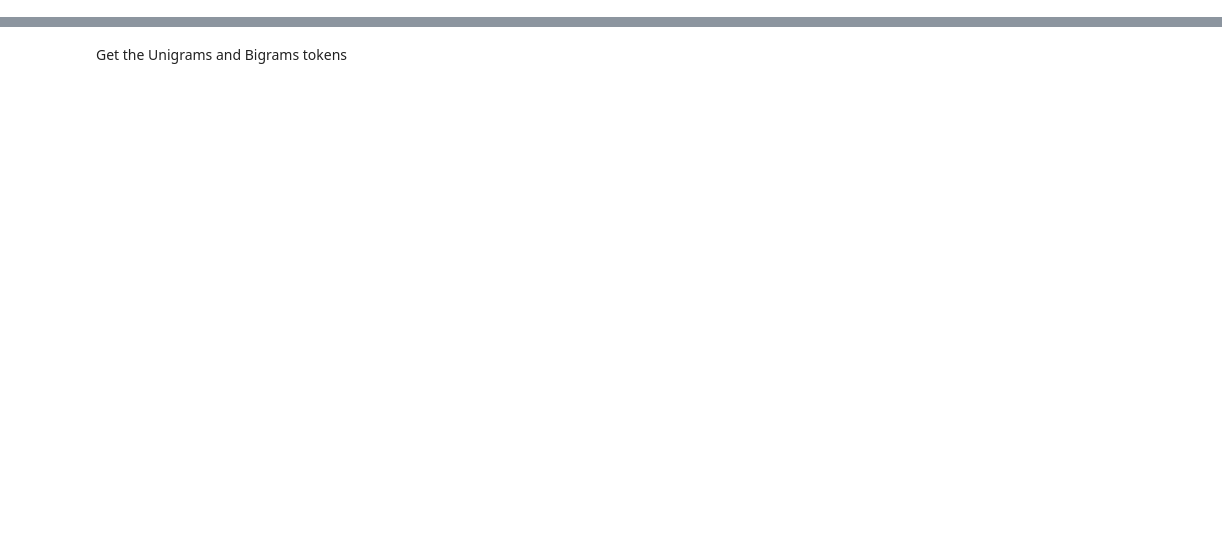
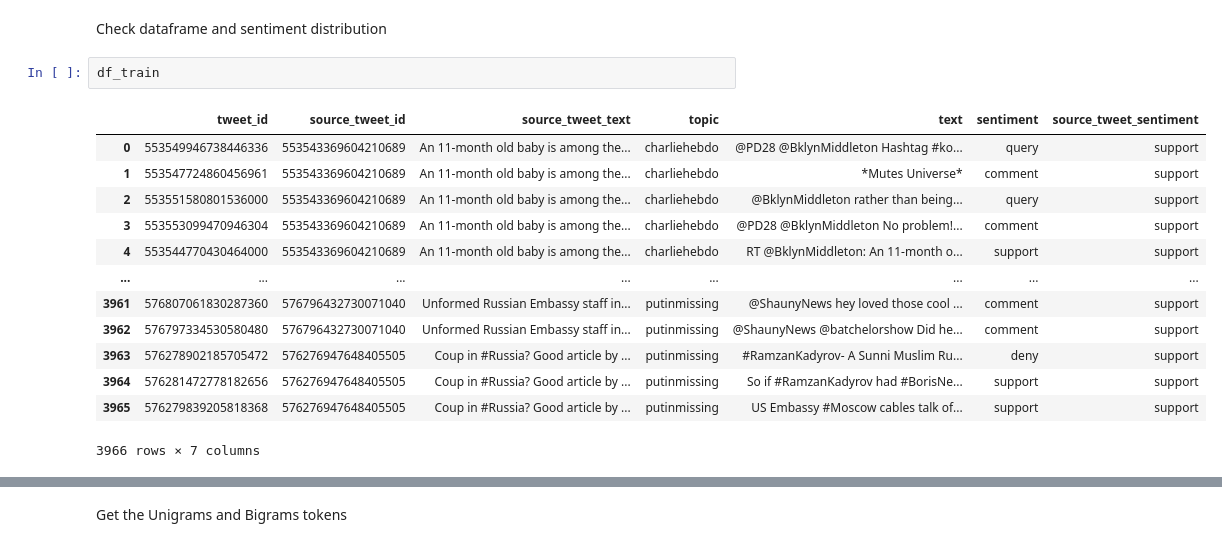
Before and after one commit to NamLe0609/natural-language-processing, a Jupyter notebook: main.ipynb, the cells around one changed output, grey strips where cells are left out. Cells and saved outputs as stored; diff of their text form; blank space fills up the shorter version.

```diff
--- a/main.ipynb
+++ b/main.ipynb
@@ -128,0 +81,18 @@ df.head()
+# %% [markdown]
+Check dataframe and sentiment distribution
+# %%
+df_train
+# %% [output]
+|  | tweet_id | source_tweet_id | source_tweet_text | topic | text | sentiment | source_tweet_sentiment |
+| 0 | 553549946738446336 | 553543369604210689 | An 11-month old baby is among the... | charliehebdo | @PD28 @BklynMiddleton Hashtag #ko... | query | support |
+| 1 | 553547724860456961 | 553543369604210689 | An 11-month old baby is among the... | charliehebdo | *Mutes Universe* | comment | support |
+| 2 | 553551580801536000 | 553543369604210689 | An 11-month old baby is among the... | charliehebdo | @BklynMiddleton rather than being... | query | support |
+| 3 | 553553099470946304 | 553543369604210689 | An 11-month old baby is among the... | charliehebdo | @PD28 @BklynMiddleton No problem!... | comment | support |
+| 4 | 553544770430464000 | 553543369604210689 | An 11-month old baby is among the... | charliehebdo | RT @BklynMiddleton: An 11-month o... | support | support |
+| ... | ... | ... | ... | ... | ... | ... | ... |
+| 3961 | 576807061830287360 | 576796432730071040 | Unformed Russian Embassy staff in... | putinmissing | @ShaunyNews hey loved those cool ... | comment | support |
+| 3962 | 576797334530580480 | 576796432730071040 | Unformed Russian Embassy staff in... | putinmissing | @ShaunyNews @batchelorshow Did he... | comment | support |
+| 3963 | 576278902185705472 | 576276947648405505 | Coup in #Russia? Good article by ... | putinmissing | #RamzanKadyrov- A Sunni Muslim Ru... | deny | support |
+| 3964 | 576281472778182656 | 576276947648405505 | Coup in #Russia? Good article by ... | putinmissing | So if #RamzanKadyrov had #BorisNe... | support | support |
+| 3965 | 576279839205818368 | 576276947648405505 | Coup in #Russia? Good article by ... | putinmissing | US Embassy #Moscow cables talk of... | support | support |
+3966 rows × 7 columns
```
Also changed, not shown: parts of 41 cells of this notebook, 2 other files.
